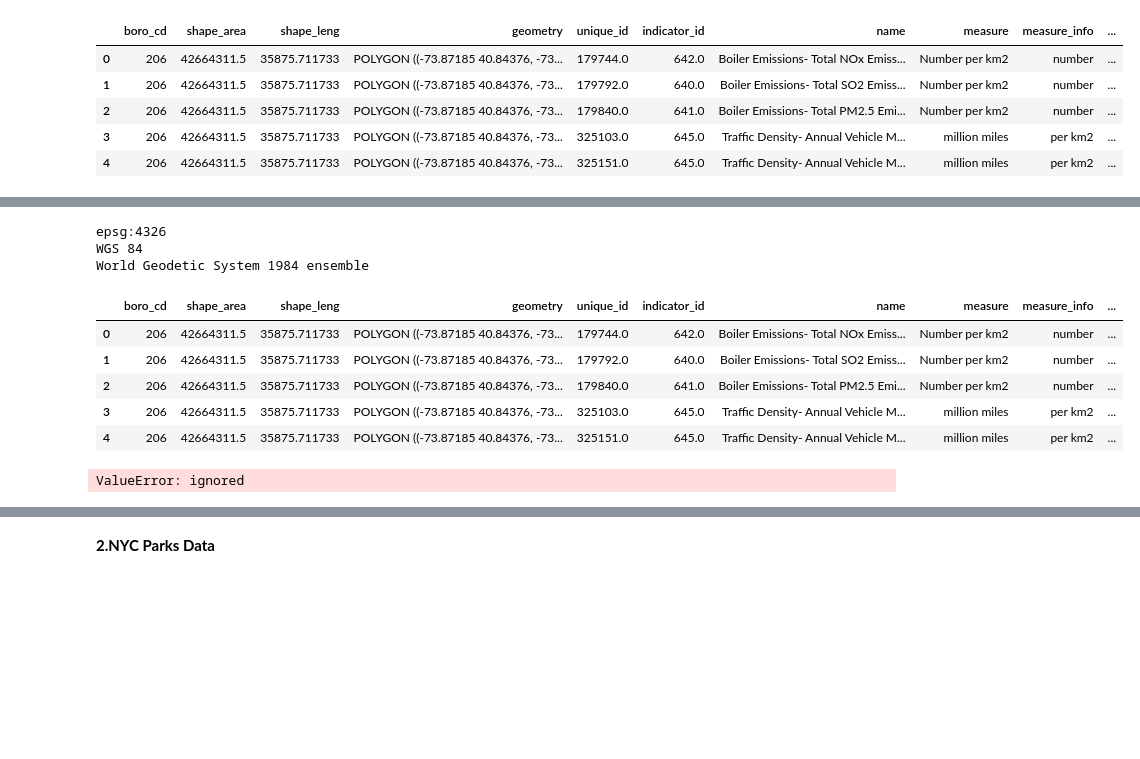
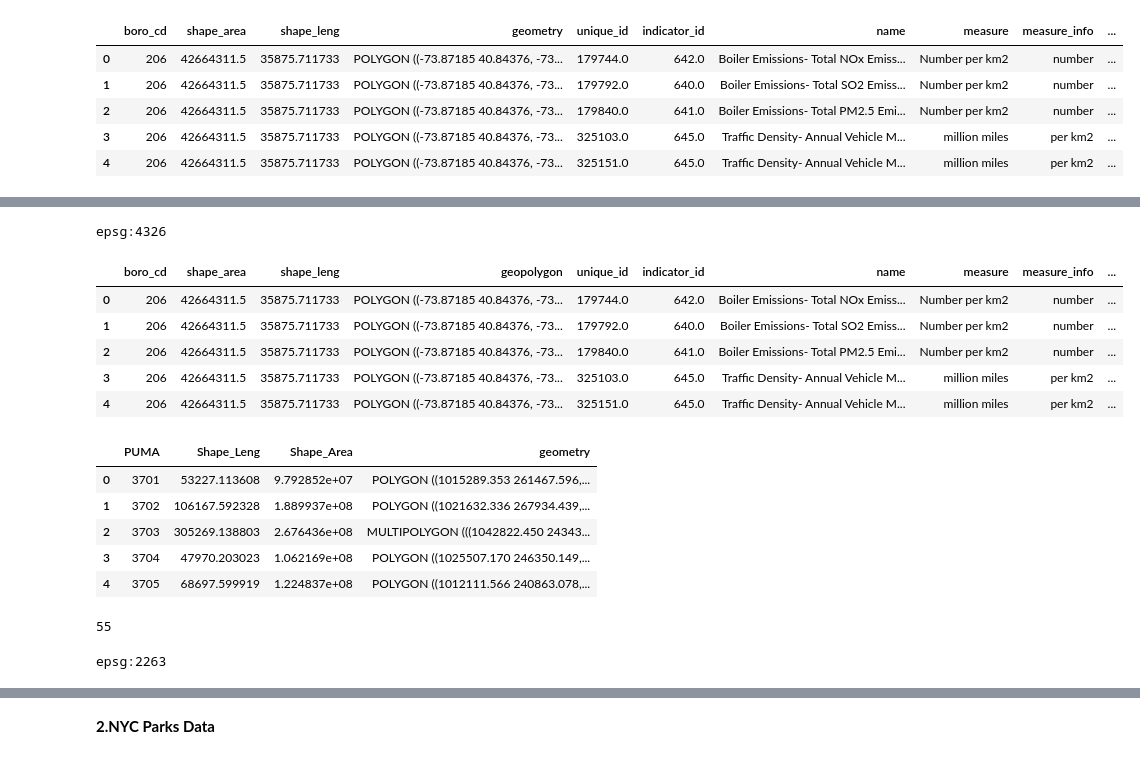
Before and after one commit to kirthi-b/QoL_NYC_Children, a Jupyter notebook: Environmental/Environments.ipynb, the cells around one changed output, grey strips where cells are left out. Saved outputs shown, nothing was run; the diff lists cells and outputs as text; code cells hidden in the pictures; blank space fills up the shorter version.

```diff
--- a/Environmental/Environments.ipynb
+++ b/Environmental/Environments.ipynb
@@ -239,16 +191,15 @@ dtype: object
-# %%
-print (gdf_join.crs)
-print (gdf_join.crs.name)
-print (gdf_join.crs.datum)
-# %% [output]
-epsg:4326
-WGS 84
-World Geodetic System 1984 ensemble
+# %%
+print (gdf_join.crs)
+# %% [output]
+epsg:4326
 # %%
 gdf_join["center"] = gdf_join["geometry"].centroid
+gdf_join = gdf_join.rename(columns={"geometry":"geopolygon"})
+gdf_join = gdf_join.set_geometry("center")
+gdf_join = gdf_join.rename(columns={"center":"geometry"})
 gdf_join.head()
 # %% [output]
-|  | boro_cd | shape_area | shape_leng | geometry | unique_id | indicator_id | name | measure | measure_info | ... |
+|  | boro_cd | shape_area | shape_leng | geopolygon | unique_id | indicator_id | name | measure | measure_info | ... |
 | 0 | 206 | 42664311.5 | 35875.711733 | POLYGON ((-73.87185 40.84376, -73... | 179744.0 | 642.0 | Boiler Emissions- Total NOx Emiss... | Number per km2 | number | ... |
 | 1 | 206 | 42664311.5 | 35875.711733 | POLYGON ((-73.87185 40.84376, -73... | 179792.0 | 640.0 | Boiler Emissions- Total SO2 Emiss... | Number per km2 | number | ... |
 | 2 | 206 | 42664311.5 | 35875.711733 | POLYGON ((-73.87185 40.84376, -73... | 179840.0 | 641.0 | Boiler Emissions- Total PM2.5 Emi... | Number per km2 | number | ... |
@@ -260,5 +208,18 @@ gdf_join = gdf_join.rename({'center': 'geometry'}, axis=1)
-# %%
-#TO BE LOOKED AT --- CHANGING TO PUMA PENDING
-gdf_join.head()
-# %% [output]
-ValueError: ignored
+# %%
+puma_gdf = gpd.read_file("/content/QoL_NYC_Children/Access/Data/PUMA", driver = "shapefile")
+puma_gdf.head()
+# %% [output]
+|  | PUMA | Shape_Leng | Shape_Area | geometry |
+| 0 | 3701 | 53227.113608 | 9.792852e+07 | POLYGON ((1015289.353 261467.596,... |
+| 1 | 3702 | 106167.592328 | 1.889937e+08 | POLYGON ((1021632.336 267934.439,... |
+| 2 | 3703 | 305269.138803 | 2.676436e+08 | MULTIPOLYGON (((1042822.450 24343... |
+| 3 | 3704 | 47970.203023 | 1.062169e+08 | POLYGON ((1025507.170 246350.149,... |
+| 4 | 3705 | 68697.599919 | 1.224837e+08 | POLYGON ((1012111.566 240863.078,... |
+# %%
+puma_gdf.shape[0]
+# %% [output]
+55
+# %%
+print (puma_gdf.crs)
+# %% [output]
+epsg:2263
```
Also changed, not shown: parts of 23 cells of this notebook, 11 other files.
